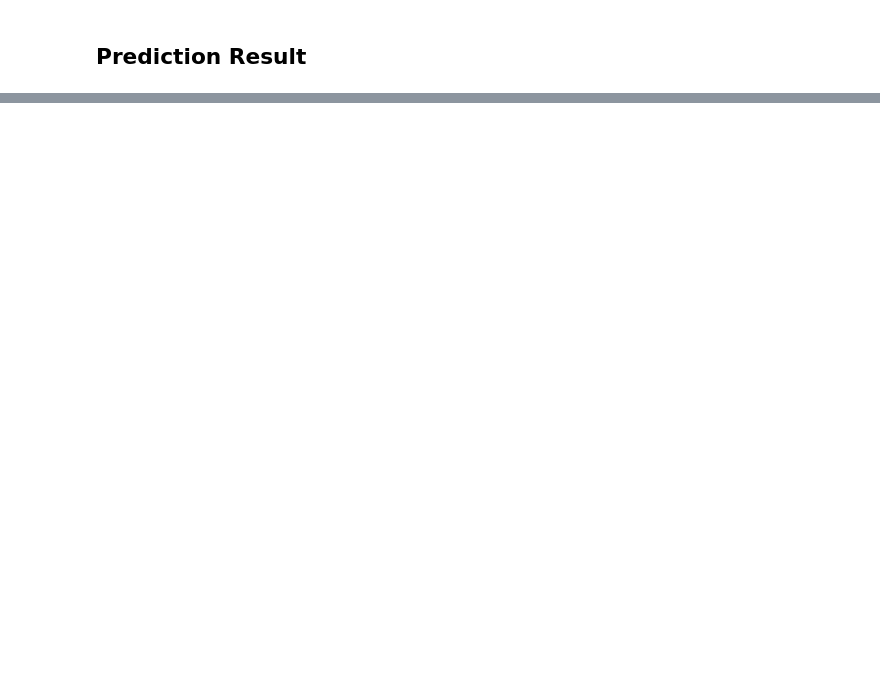
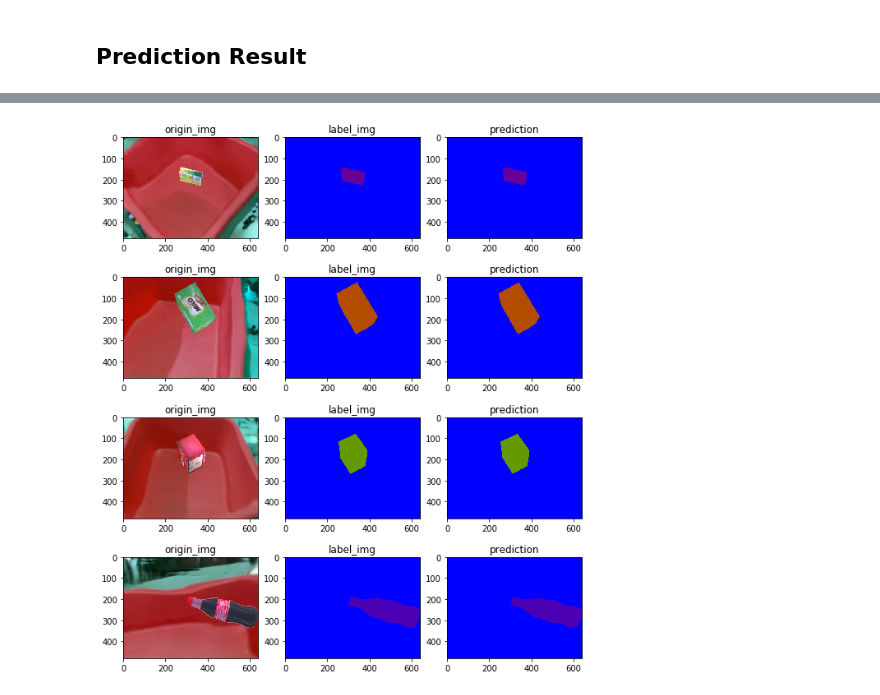
Before and after one commit to championway/gan_rv, a Jupyter notebook: catkin_ws/src/jupyter/sis_fcn_products_20.ipynb, the cells around one changed output, grey strips where cells are left out. Saved outputs shown, nothing was run; the diff lists cells and outputs as text; code cells hidden in the pictures; blank space fills up the shorter version.

```diff
--- a/catkin_ws/src/jupyter/sis_fcn_products_20.ipynb
+++ b/catkin_ws/src/jupyter/sis_fcn_products_20.ipynb
@@ -257,12 +263,16 @@ class product_dataset(Dataset):
 # initial dataloader for trainning and validation
 train_file = os.path.join(data_dir, "train_with_box_all.csv")
 val_file   = os.path.join(val_dir, "test.csv")
+test_file  = os.path.join(test_dir, "test_with_box_all.csv")
 train_data = product_dataset(csv_file = train_file, phase = 'train')
 val_data   = product_dataset(csv_file = val_file, phase = 'val', flip_rate = 0)
+test_data  = product_dataset(csv_file = test_file, phase = 'test', flip_rate = 0)
 dataloader = DataLoader(train_data, batch_size = batch_size, shuffle=True, num_workers = 0)
 val_loader = DataLoader(val_data, batch_size = 4, num_workers = 0)
+test_loader = DataLoader(test_data, batch_size = 4, num_workers = 0)
 
 dataiter = iter(val_loader)
+testiter = iter(test_loader)
 
 # define loss function
 criterion = nn.BCEWithLogitsLoss()
@@ -455,0 +467,4 @@ prediction("FCNs_products_20_batch10_epoch0_RMSprop_lr0.0001.pkl")
+# %%
+prediction("FCNs_box_gan_LAMDAID_1_batch12_epoch3_RMSprop_lr0.0001.pkl", testiter)
+# %% [output]
+[figure, added]
```
Also changed, not shown: parts of 6 cells of this notebook, 10 other files.
